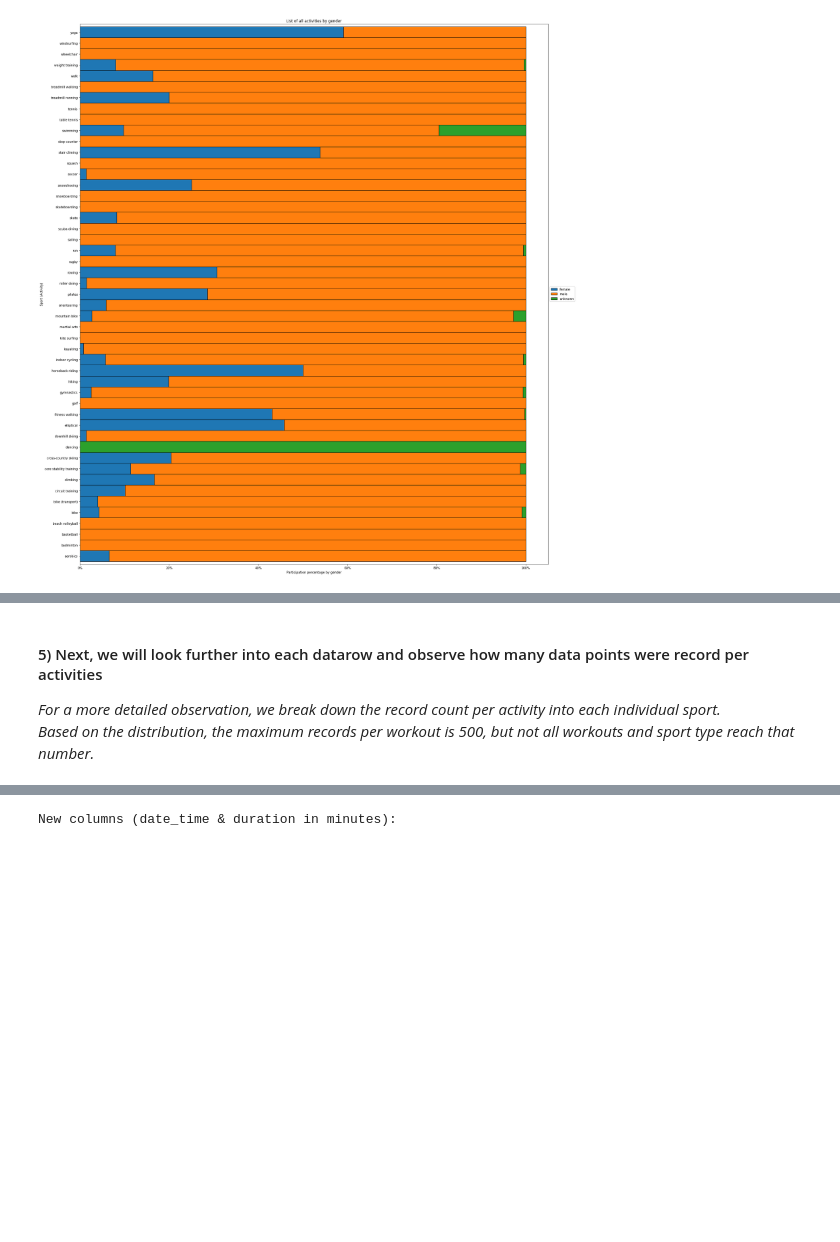
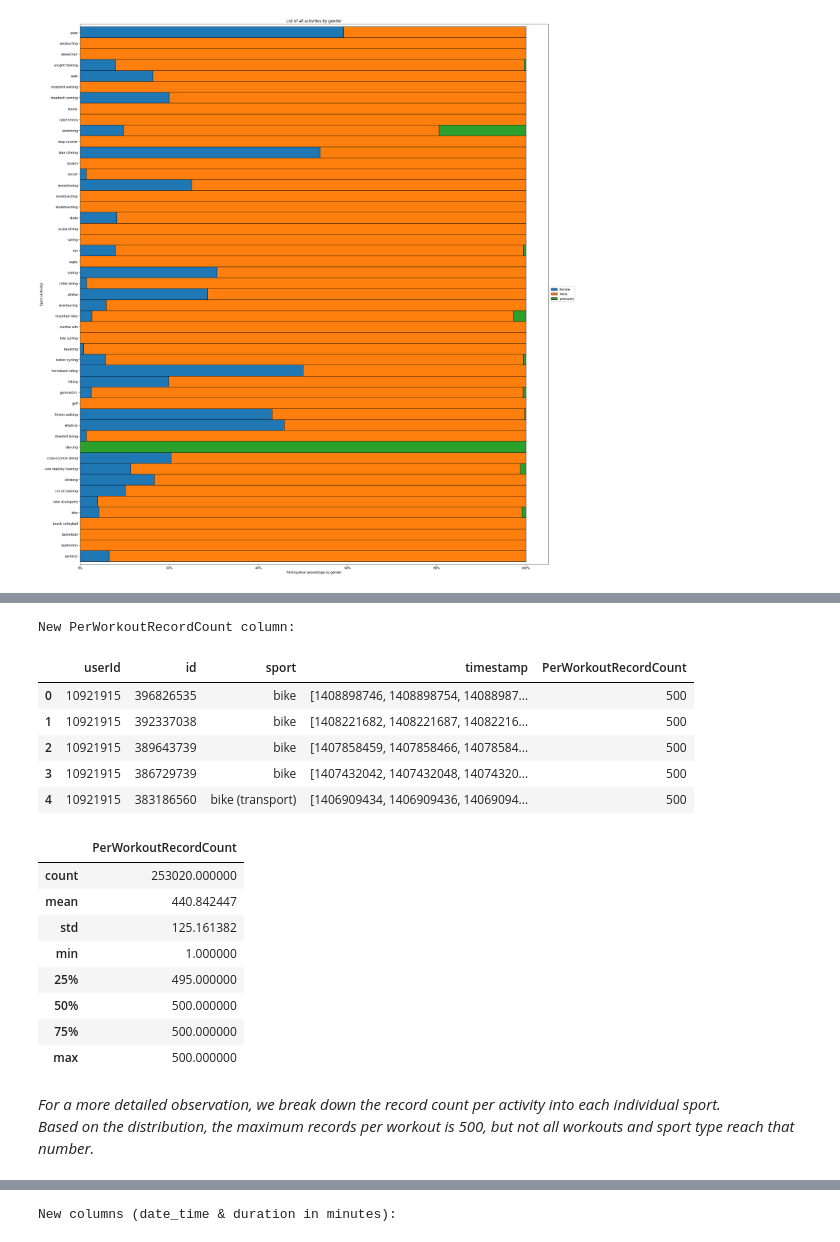
Before and after one commit to TuanTTranCS/concordia-bigdata-project, a Jupyter notebook: BigData_Project_Explore.ipynb, the cells around one changed output, grey strips where cells are left out. Cells and saved outputs as stored; diff of their text form; code cells hidden in the pictures; blank space fills up the shorter version.

```diff
--- a/BigData_Project_Explore.ipynb
+++ b/BigData_Project_Explore.ipynb
@@ -191,5 +199,30 @@ Summarized activity participation by percentage of gender (Double click on image
+# %%
+#from array import array
+from scipy import stats
+df = df.withColumn('PerWorkoutRecordCount', size(col('timestamp')))
+print('New PerWorkoutRecordCount column:')
+df_temp = df.select('userId', 'id', 'sport', 'timestamp', 'PerWorkoutRecordCount').limit(5).toPandas()
+df_temp
+print('\nStatistic summary of the PerWorkoutRecordCount column:')
+df.select('PerWorkoutRecordCount').toPandas().describe()
+#stats.describe(arr)
+# %% [output]
+New PerWorkoutRecordCount column:
+|  | userId | id | sport | timestamp | PerWorkoutRecordCount |
+| 0 | 10921915 | 396826535 | bike | [1408898746, 1408898754, 14088987... | 500 |
+| 1 | 10921915 | 392337038 | bike | [1408221682, 1408221687, 14082216... | 500 |
+| 2 | 10921915 | 389643739 | bike | [1407858459, 1407858466, 14078584... | 500 |
+| 3 | 10921915 | 386729739 | bike | [1407432042, 1407432048, 14074320... | 500 |
+| 4 | 10921915 | 383186560 | bike (transport) | [1406909434, 1406909436, 14069094... | 500 |
+|  | PerWorkoutRecordCount |
+| count | 253020.000000 |
+| mean | 440.842447 |
+| std | 125.161382 |
+| min | 1.000000 |
+| 25% | 495.000000 |
+| 50% | 500.000000 |
+| 75% | 500.000000 |
+| max | 500.000000 |
 # %% [markdown]
-#### 5) Next, we will look further into each datarow and observe how many data points were record per activities
-*For a more detailed observation, we break down the record count per activity into each individual sport. <br />
-Based on the distribution, the maximum records per workout is 500, but not all workouts and sport type reach that number.*
+*For a more detailed observation, we break down the record count per activity into each individual sport. <br />Based on the distribution, the maximum records per workout is 500, but not all workouts and sport type reach that number.*
 # %%
```
Also changed, not shown: parts of 11 cells of this notebook.
